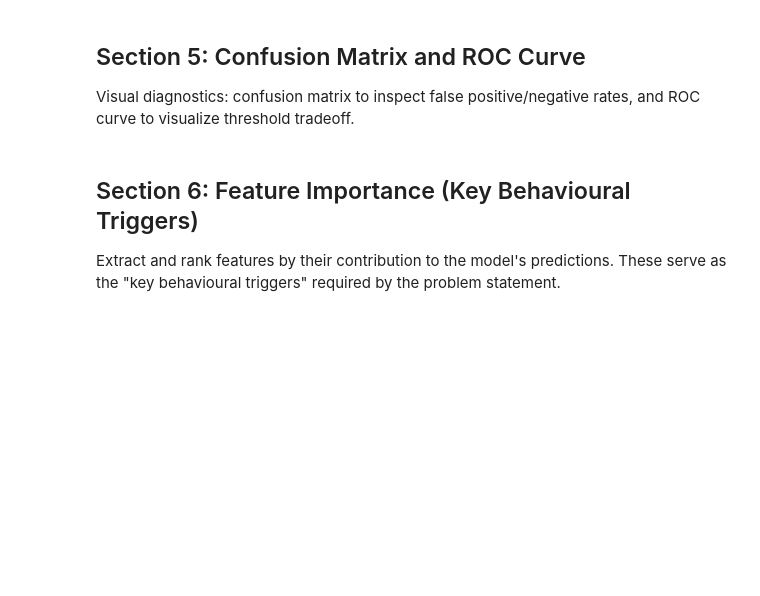
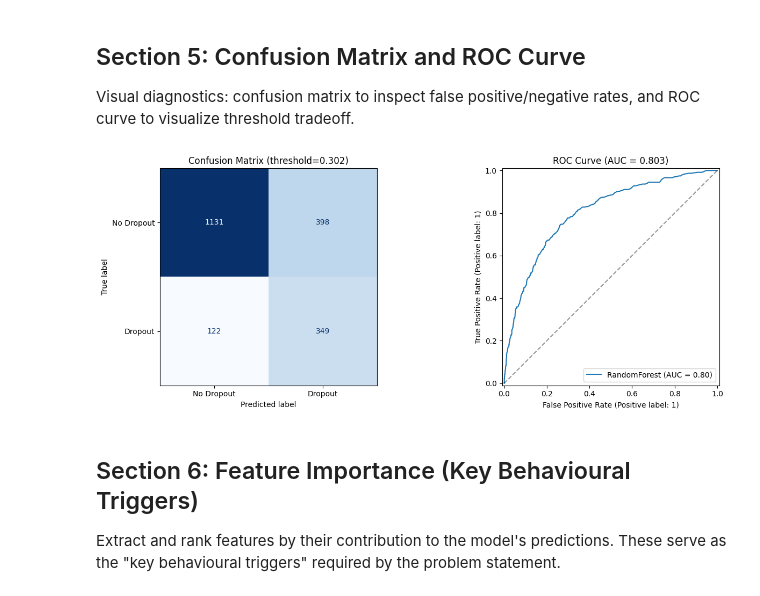
Before and after one commit to Aashik1701/Early-burnout-detection, a Jupyter notebook: notebooks/02_model_training.ipynb, the cells around one changed output. Drawn from its saved outputs; the diff is of its cells as text; code cells hidden in the pictures; blank space fills up the shorter version.

```diff
--- a/notebooks/02_model_training.ipynb
+++ b/notebooks/02_model_training.ipynb
@@ -11,6 +11,13 @@
 - `/content/artifacts/predictions.csv` (per-student risk score, triggers, interventions)
 # %%
 # ── Section 1: Configuration ────────────────────────────────────────────────────
+import subprocess, sys
+
+# Install additional packages (safe to re-run)
+for pkg in ["imbalanced-learn", "xgboost"]:
+    subprocess.check_call([sys.executable, "-m", "pip", "install", "-q", pkg])
+
+import os
 from pathlib import Path
 import warnings
 import json
@@ -21,15 +28,21 @@ import pandas as pd
 import matplotlib.pyplot as plt
 import seaborn as sns
 
-RANDOM_SEED  = 42
-ARTIFACTS_DIR = Path("/content/artifacts")
-FEATURE_PATH  = ARTIFACTS_DIR / "engineered_features.csv"
+RANDOM_SEED   = 42
+
+# Paths — relative to this notebook's location (notebooks/)
+ARTIFACTS_DIR = Path("../artifacts")
+FEATURE_PATH  = ARTIFACTS_DIR / "/content/engineered_features.csv"
+
+ARTIFACTS_DIR.mkdir(parents=True, exist_ok=True)
 
 assert FEATURE_PATH.exists(), (
-    "engineered_features.csv not found. Run Notebook 01 first."
+    f"engineered_features.csv not found at {FEATURE_PATH.resolve()}. Run Notebook 01 first."
 )
 
 df = pd.read_csv(FEATURE_PATH)
-print("Loaded:", FEATURE_PATH)
+print("Loaded:", FEATURE_PATH.resolve())
 print("Shape :", df.shape)
 print("Target distribution:", dict(df["Dropout"].value_counts()))
+print(f"Dropout rate: {df['Dropout'].mean():.2%}")
+print(f"Imbalance ratio: {(df['Dropout']==0).sum() / (df['Dropout']==1).sum():.2f}:1")
@@ -125,24 +268,27 @@ print(classification_report(y_test, y_pred, target_names=["No Dropout", "Dropout
 
 Visual diagnostics: confusion matrix to inspect false positive/negative rates, and ROC curve to visualize threshold tradeoff.
 # %%
+# ── 5 · Confusion Matrix + ROC Curve (optimised threshold) ────
 fig, axes = plt.subplots(1, 2, figsize=(14, 5))
 
-# Confusion matrix
+# Confusion matrix (using y_pred from optimised threshold)
 cm = confusion_matrix(y_test, y_pred)
 ConfusionMatrixDisplay(cm, display_labels=["No Dropout", "Dropout"]).plot(
     ax=axes[0], cmap="Blues", colorbar=False,
 )
-axes[0].set_title("Confusion Matrix")
+axes[0].set_title(f"Confusion Matrix (threshold={OPTIMAL_THRESHOLD:.3f})")
 
 # ROC curve
 RocCurveDisplay.from_predictions(
-    y_test, y_proba, ax=axes[1], name="RandomForest",
+    y_test, y_proba, ax=axes[1], name=best_name,
 )
 axes[1].plot([0, 1], [0, 1], "k--", alpha=0.4)
 axes[1].set_title(f"ROC Curve (AUC = {roc_auc:.3f})")
 
 plt.tight_layout()
 plt.show()
+# %% [output]
+[figure, added]
 # %% [markdown]
 ## Section 6: Feature Importance (Key Behavioural Triggers)
 
```
Also changed, not shown: parts of 29 cells of this notebook, 14 other files.
